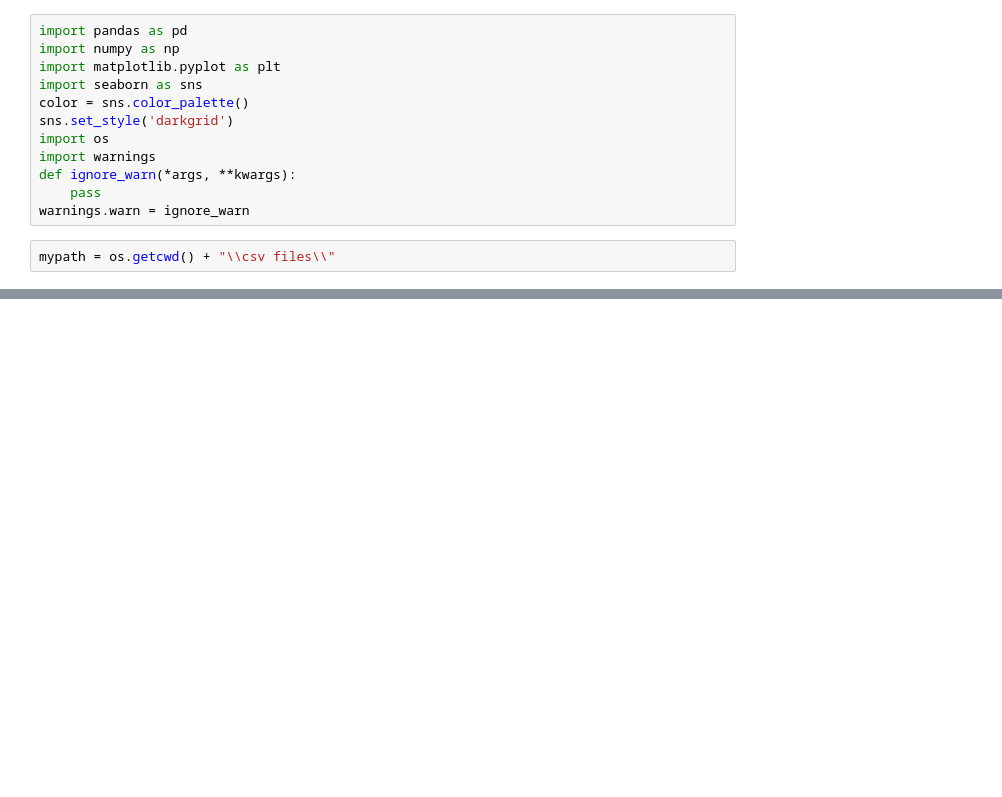
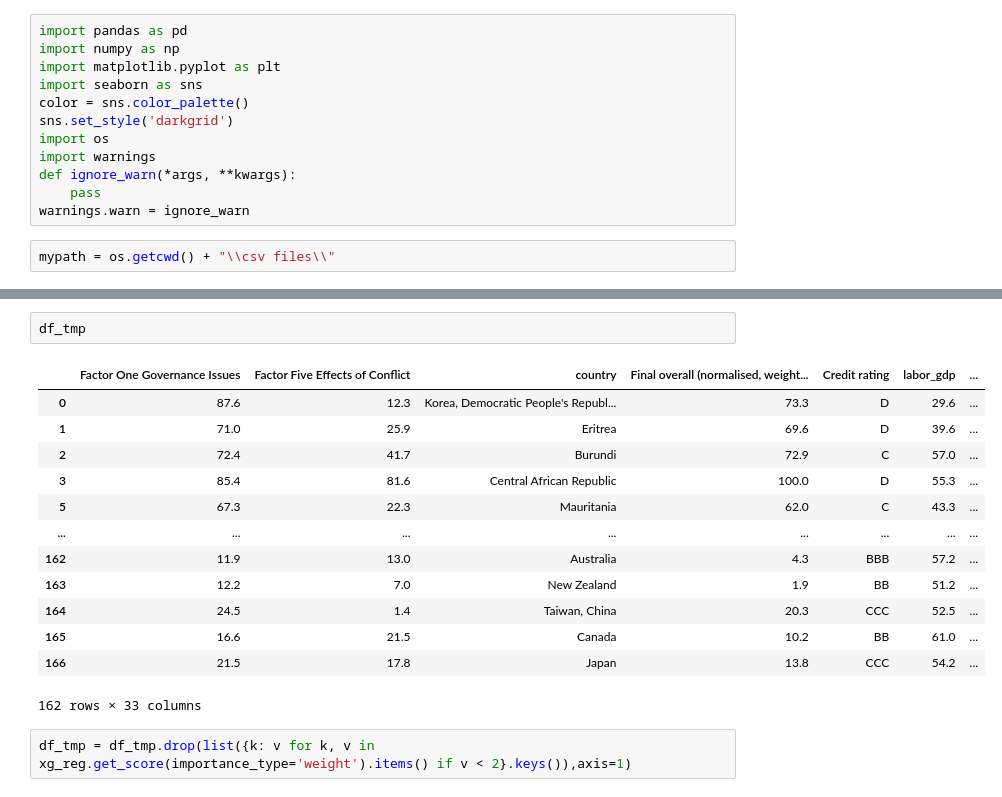
Before and after one commit to DataJam-Pasos-Libres-2021/TeamNinus, a Jupyter notebook: project/adecuacion.ipynb, the cells around one changed output, grey strips where cells are left out. Cells and saved outputs as stored; diff of their text form; blank space fills up the shorter version.

```diff
--- a/project/adecuacion.ipynb
+++ b/project/adecuacion.ipynb
@@ -228,0 +190,18 @@ df_tmp.loc[df_tmp["time"]==2018]
+# %%
+df_tmp
+# %% [output]
+|  | Factor One Governance Issues | Factor Five Effects of Conflict | country | Final overall (normalised, weight... | Credit rating | labor_gdp | ... |
+| 0 | 87.6 | 12.3 | Korea, Democratic People's Republ... | 73.3 | D | 29.6 | ... |
+| 1 | 71.0 | 25.9 | Eritrea | 69.6 | D | 39.6 | ... |
+| 2 | 72.4 | 41.7 | Burundi | 72.9 | C | 57.0 | ... |
+| 3 | 85.4 | 81.6 | Central African Republic | 100.0 | D | 55.3 | ... |
+| 5 | 67.3 | 22.3 | Mauritania | 62.0 | C | 43.3 | ... |
+| ... | ... | ... | ... | ... | ... | ... | ... |
+| 162 | 11.9 | 13.0 | Australia | 4.3 | BBB | 57.2 | ... |
+| 163 | 12.2 | 7.0 | New Zealand | 1.9 | BB | 51.2 | ... |
+| 164 | 24.5 | 1.4 | Taiwan, China | 20.3 | CCC | 52.5 | ... |
+| 165 | 16.6 | 21.5 | Canada | 10.2 | BB | 61.0 | ... |
+| 166 | 21.5 | 17.8 | Japan | 13.8 | CCC | 54.2 | ... |
+162 rows × 33 columns
+# %%
+df_tmp = df_tmp.drop(list({k: v for k, v in xg_reg.get_score(importance_type='weight').items() if v < 2}.keys()),axis=1)
```
Also changed, not shown: parts of 23 cells of this notebook.
